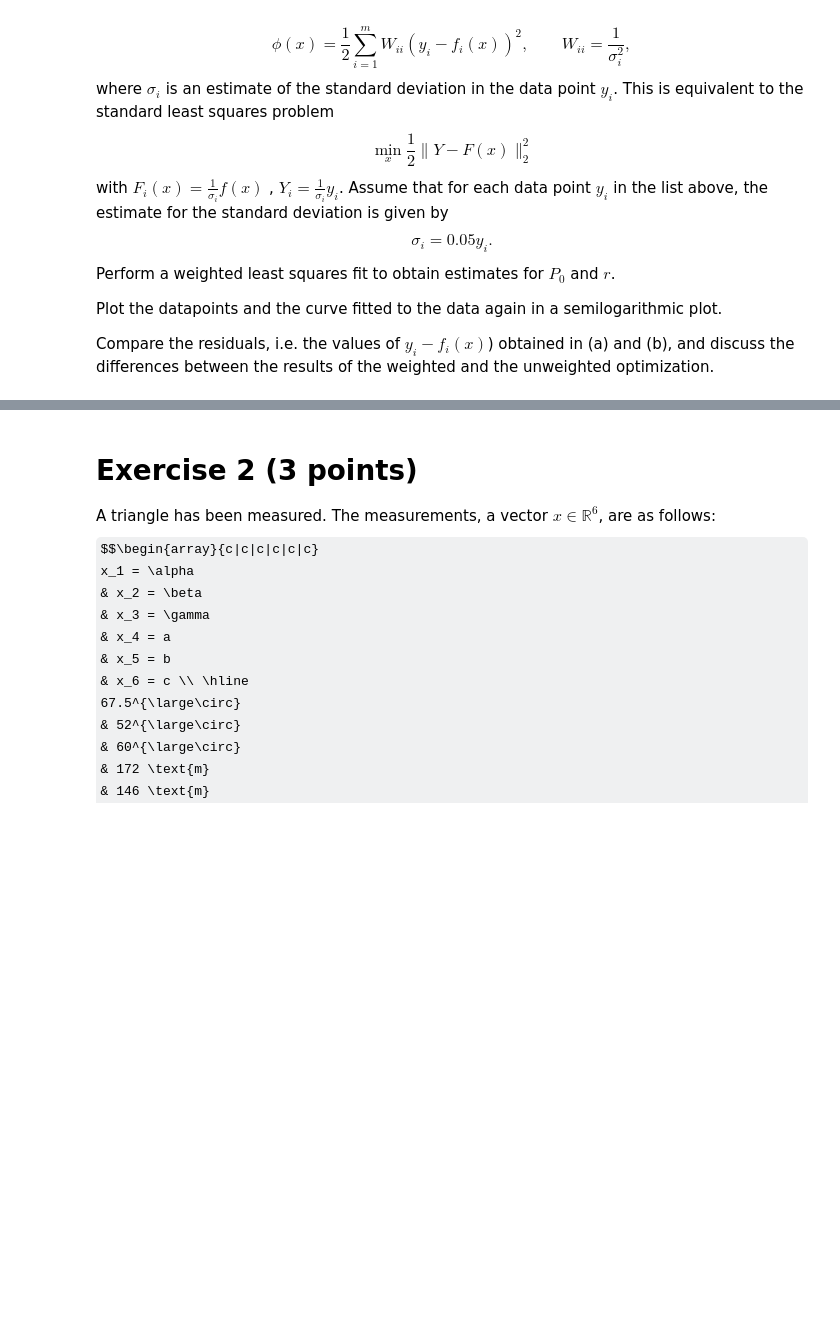
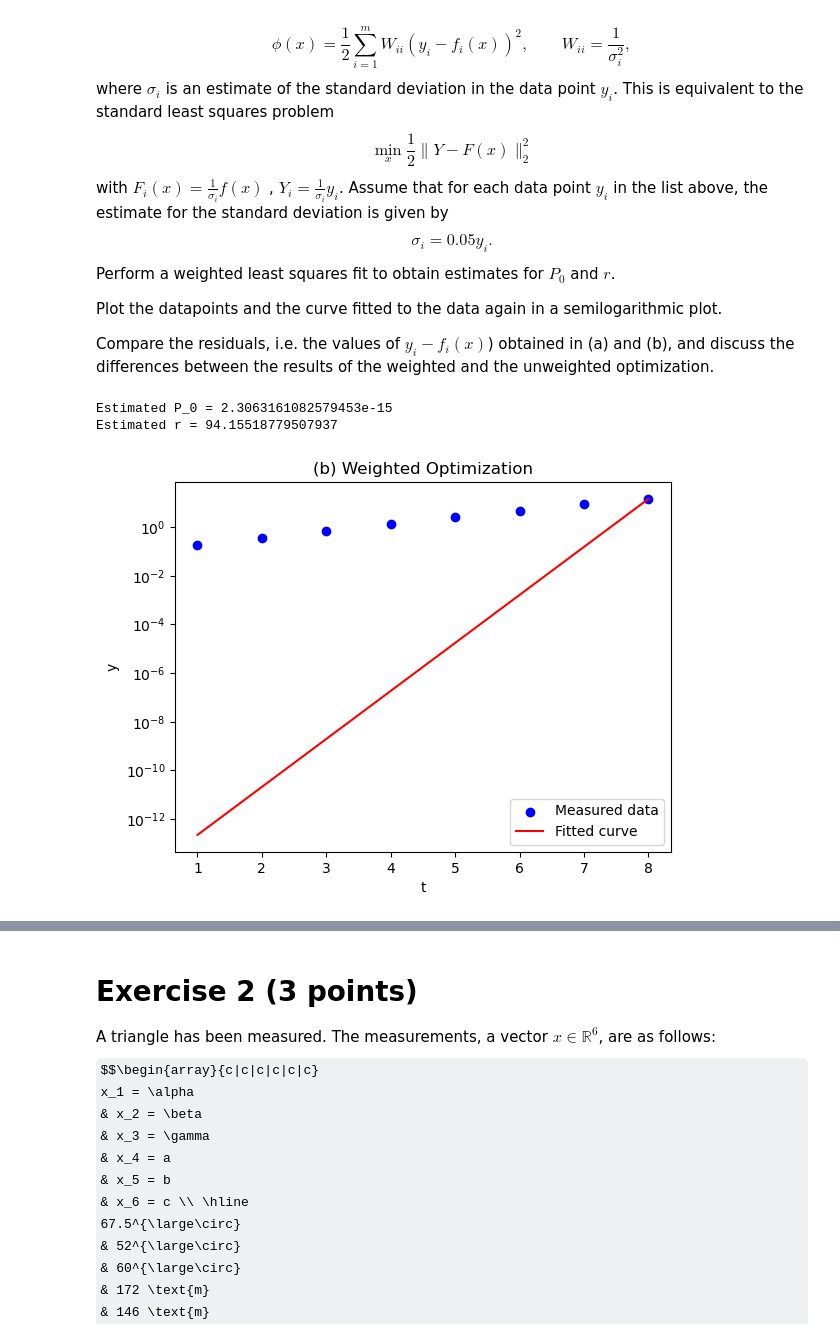
Before and after one commit to Terry-ZJ-Zhang/Numerical_Algorithm_Assignments, a Jupyter notebook: hw5/hw5_2023.ipynb, the cells around one changed output, grey strips where cells are left out. Cells and saved outputs as stored; diff of their text form; code cells hidden in the pictures; some formulas as TeX source; blank space fills up the shorter version.

```diff
--- a/hw5/hw5_2023.ipynb
+++ b/hw5/hw5_2023.ipynb
@@ -56,3 +101,32 @@ Plot the datapoints and the curve fitted to the data again in a semilogarithmic
 Compare the residuals, i.e. the values of $y_i - f_i(x)$) obtained in (a) and (b), and discuss the differences between the results of the weighted and the unweighted optimization.
 # %%
 # your code here
+def make_F(t, sigma):
+
+    def F(x):
+        return x[0] * x[1]**t / sigma
+
+    return F
+
+
+t = np.arange(1, 9)
+sigma = 0.05 * data
+Y = data / sigma
+F = make_F(t, sigma)
+x0 = np.array([1., 1.])
+x_b = gauss_newton(F, Y, x0, max_iter=1000)
+print(f'Estimated P_0 = {x_b[0]}')
+print(f'Estimated r = {x_b[1]}')
+
+plt.figure()
+plt.title('(b) Weighted Optimization')
+plt.scatter(t, data, label='Measured data', c='b')
+plt.semilogy(t, f(x_b), label='Fitted curve', c='r')
+plt.legend()
+plt.xlabel('t')
+plt.ylabel('y')
+plt.show()
+# %% [output]
+Estimated P_0 = 2.3063161082579453e-15
+Estimated r = 94.15518779507937
+[figure, added]
```
Also changed, not shown: parts of 5 cells of this notebook.
